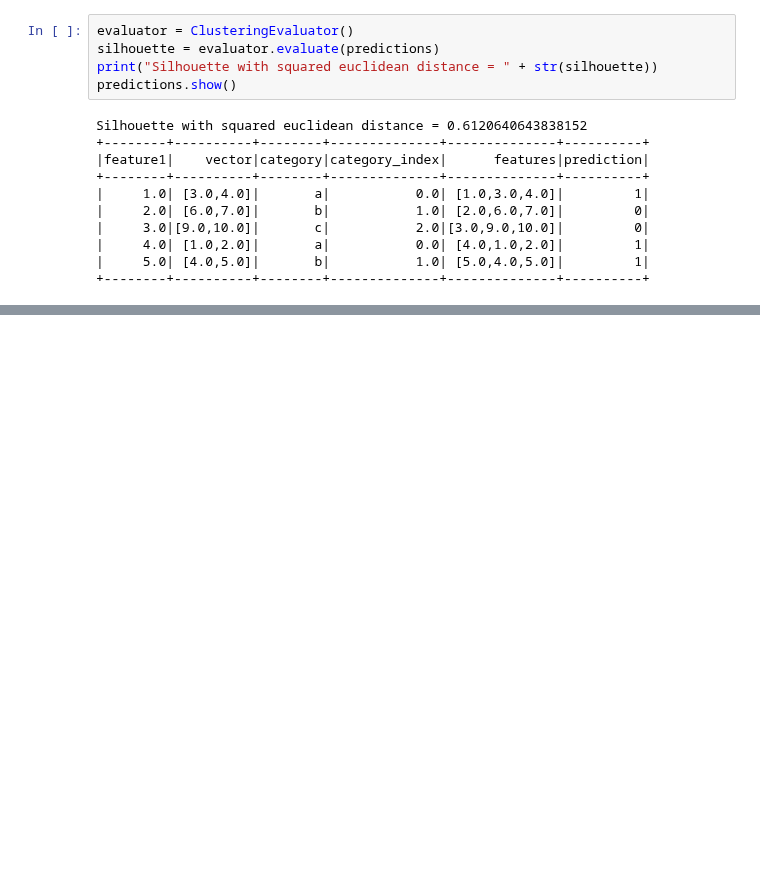
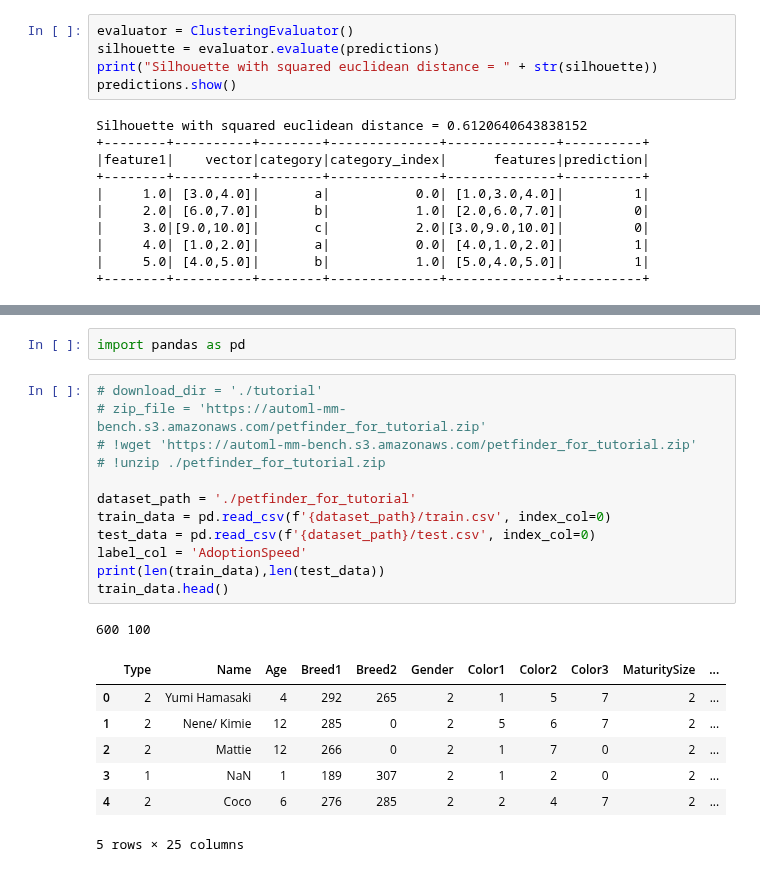
Before and after one commit to zhe0/prac, a Jupyter notebook: pyspark_clusteringOnNumericalAndVector.ipynb, the cells around one changed output, grey strips where cells are left out. Cells and saved outputs as stored; diff of their text form; blank space fills up the shorter version.

```diff
--- a/pyspark_clusteringOnNumericalAndVector.ipynb
+++ b/pyspark_clusteringOnNumericalAndVector.ipynb
@@ -72,0 +109,23 @@ Silhouette with squared euclidean distance = 0.6120640643838152
+# %%
+import pandas as pd
+# %%
+# download_dir = './tutorial'
+# zip_file = 'https://automl-mm-bench.s3.amazonaws.com/petfinder_for_tutorial.zip'
+# !wget 'https://automl-mm-bench.s3.amazonaws.com/petfinder_for_tutorial.zip'
+# !unzip ./petfinder_for_tutorial.zip
+
+dataset_path = './petfinder_for_tutorial'
+train_data = pd.read_csv(f'{dataset_path}/train.csv', index_col=0)
+test_data = pd.read_csv(f'{dataset_path}/test.csv', index_col=0)
+label_col = 'AdoptionSpeed'
+print(len(train_data),len(test_data))
+train_data.head()
+# %% [output]
+600 100
+|  | Type | Name | Age | Breed1 | Breed2 | Gender | Color1 | Color2 | Color3 | MaturitySize | ... |
+| 0 | 2 | Yumi Hamasaki | 4 | 292 | 265 | 2 | 1 | 5 | 7 | 2 | ... |
+| 1 | 2 | Nene/ Kimie | 12 | 285 | 0 | 2 | 5 | 6 | 7 | 2 | ... |
+| 2 | 2 | Mattie | 12 | 266 | 0 | 2 | 1 | 7 | 0 | 2 | ... |
+| 3 | 1 | NaN | 1 | 189 | 307 | 2 | 1 | 2 | 0 | 2 | ... |
+| 4 | 2 | Coco | 6 | 276 | 285 | 2 | 2 | 4 | 7 | 2 | ... |
+5 rows × 25 columns
```
Also changed, not shown: parts of 11 cells of this notebook.
